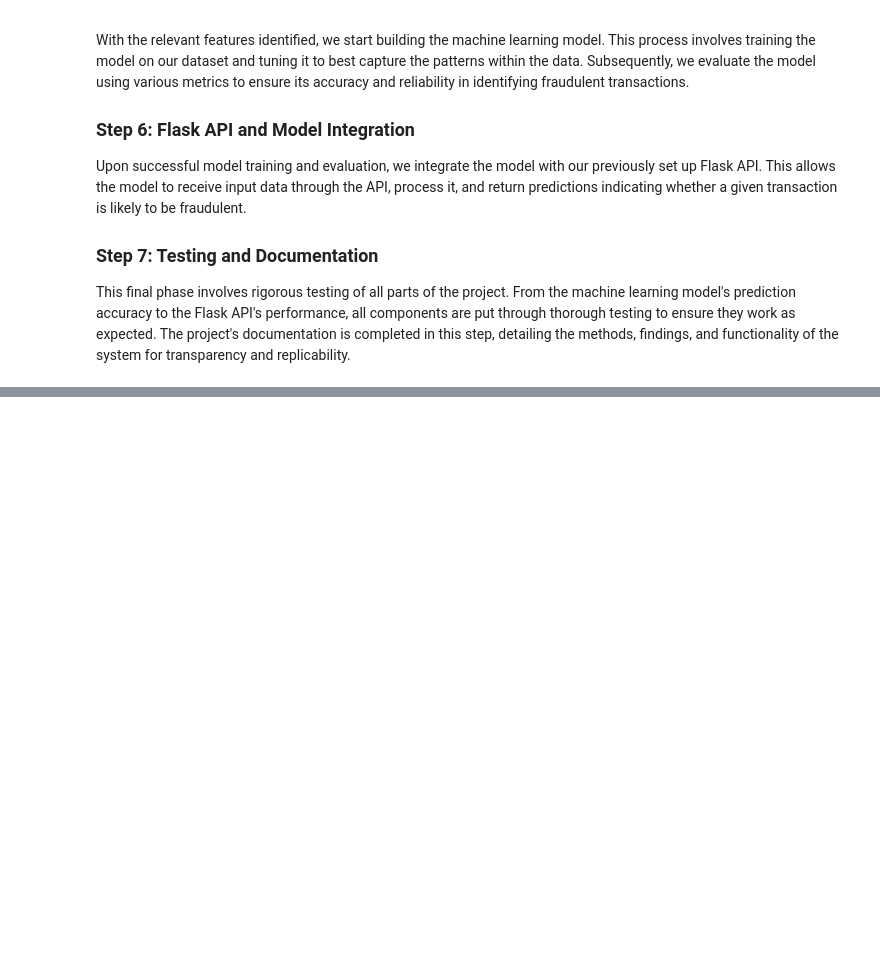
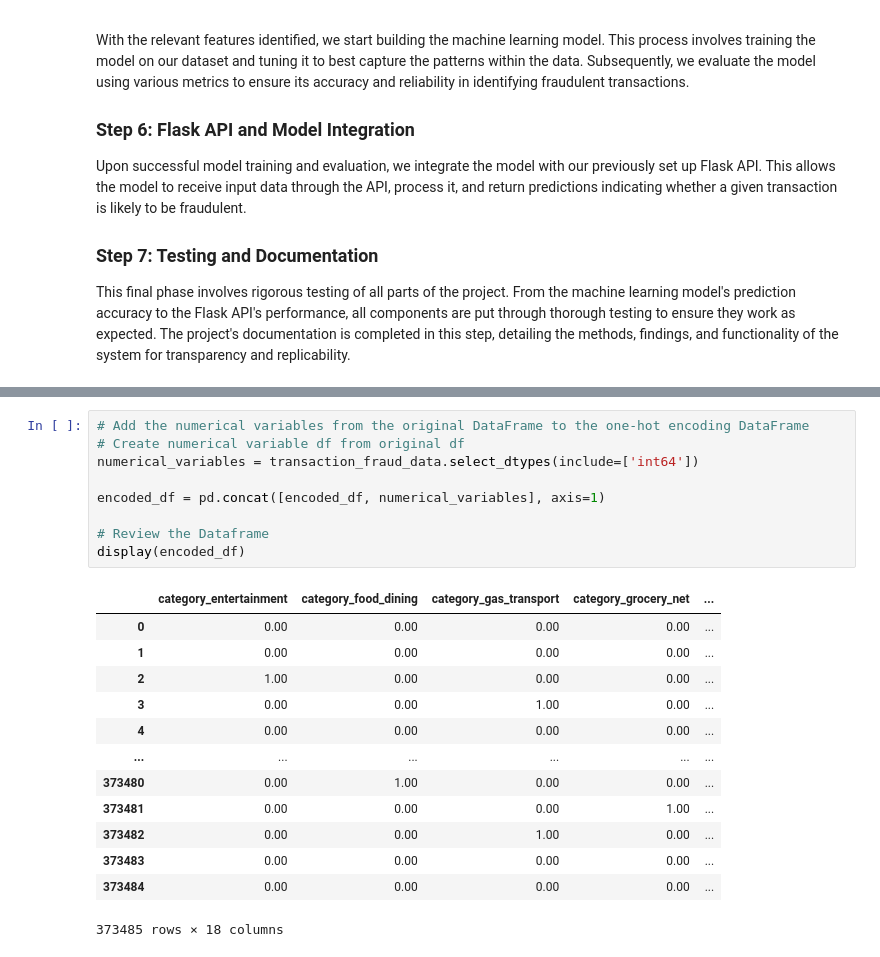
Before and after one commit to rolvera05/fraudguard_ml, a Jupyter notebook: fraud_guard.ipynb, the cells around one changed output, grey strips where cells are left out. Cells and saved outputs as stored; diff of their text form; blank space fills up the shorter version.

```diff
--- a/fraud_guard.ipynb
+++ b/fraud_guard.ipynb
@@ -34,0 +182,23 @@ This final phase involves rigorous testing of all parts of the project. From the
+# %%
+# Add the numerical variables from the original DataFrame to the one-hot encoding DataFrame
+# Create numerical variable df from original df
+numerical_variables = transaction_fraud_data.select_dtypes(include=['int64'])
+
+encoded_df = pd.concat([encoded_df, numerical_variables], axis=1)
+
+# Review the Dataframe
+display(encoded_df)
+# %% [output]
+|  | category_entertainment | category_food_dining | category_gas_transport | category_grocery_net | ... |
+| 0 | 0.00 | 0.00 | 0.00 | 0.00 | ... |
+| 1 | 0.00 | 0.00 | 0.00 | 0.00 | ... |
+| 2 | 1.00 | 0.00 | 0.00 | 0.00 | ... |
+| 3 | 0.00 | 0.00 | 1.00 | 0.00 | ... |
+| 4 | 0.00 | 0.00 | 0.00 | 0.00 | ... |
+| ... | ... | ... | ... | ... | ... |
+| 373480 | 0.00 | 1.00 | 0.00 | 0.00 | ... |
+| 373481 | 0.00 | 0.00 | 0.00 | 1.00 | ... |
+| 373482 | 0.00 | 0.00 | 1.00 | 0.00 | ... |
+| 373483 | 0.00 | 0.00 | 0.00 | 0.00 | ... |
+| 373484 | 0.00 | 0.00 | 0.00 | 0.00 | ... |
+373485 rows × 18 columns
```
Also changed, not shown: parts of 33 cells of this notebook, 2 other files.
